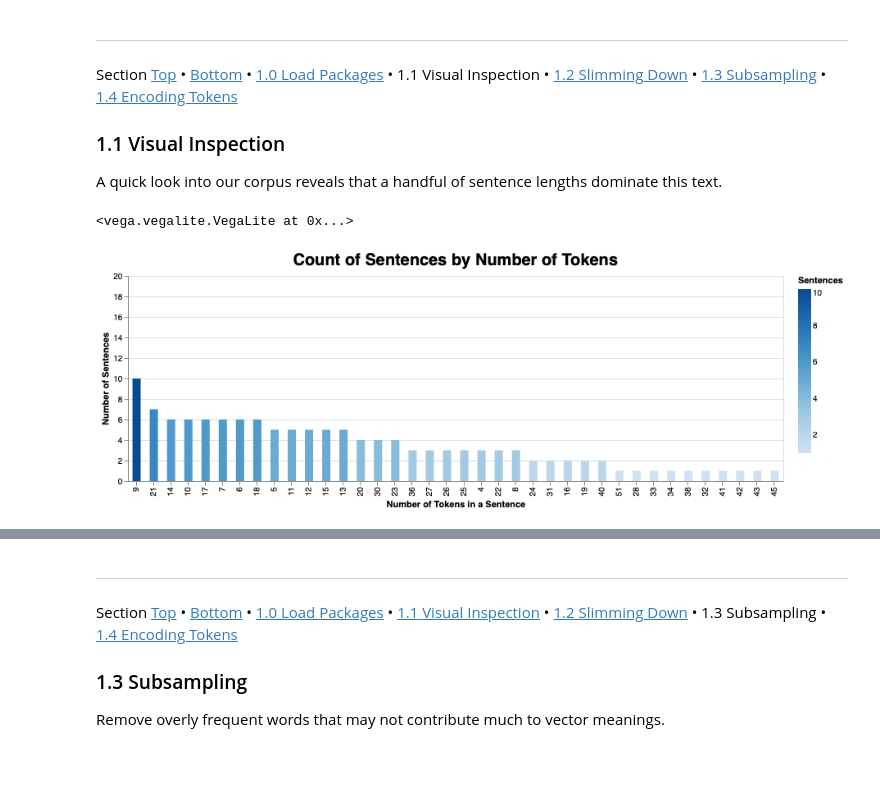
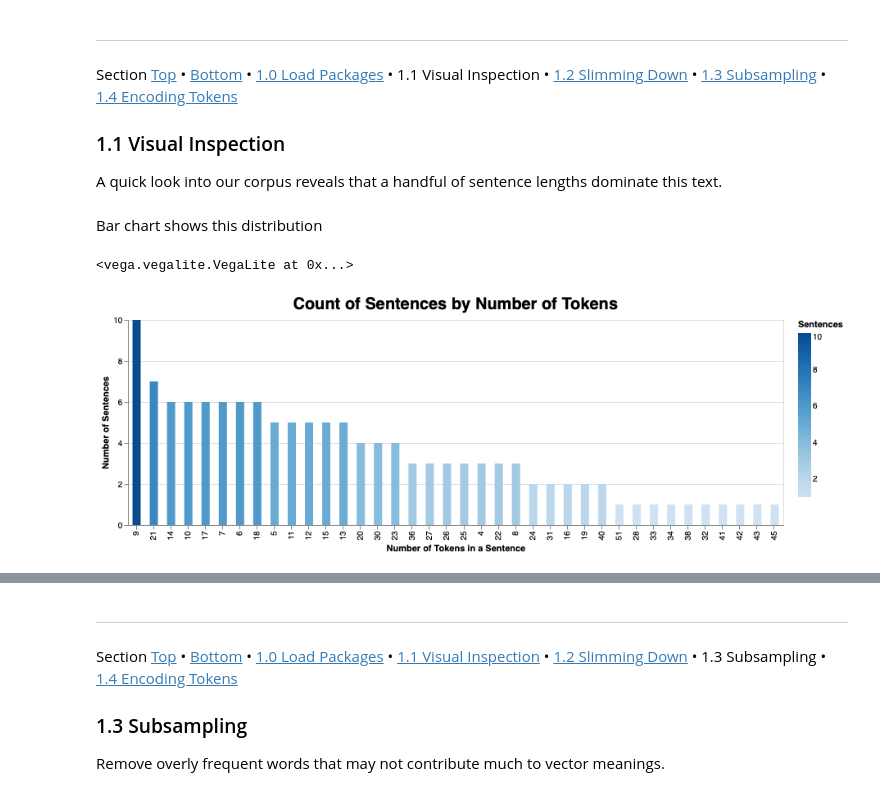
Before and after one commit to gabastil/nlp-study, a Jupyter notebook: word2vec/Word2Vec.ipynb, the cells around one changed output, grey strips where cells are left out. Saved outputs shown, nothing was run; the diff lists cells and outputs as text; code cells hidden in the pictures; blank space fills up the shorter version.

```diff
--- a/word2vec/Word2Vec.ipynb
+++ b/word2vec/Word2Vec.ipynb
@@ -83,28 +84,36 @@ VOCABR = dict(zip(INDEX, WORDS))  # Mappings from index-to-word
 ### <span class='phase-1'>1.1 Visual Inspection</span>
 
 A quick look into our corpus reveals that a handful of sentence lengths dominate this text.
+# %%
+lengths = [len(sent) for sent in sents]
+unique = pd.DataFrame(zip(lengths, sents), columns=['tokens', 'sents']).drop_duplicates('tokens')
+
+lengths = pd.DataFrame(lengths, columns=['tokens'])
+
+lengths = lengths['tokens'].value_counts()
+lengths = pd.DataFrame(lengths.reset_index())
+lengths.columns = ['tokens', 'length']
+
+lengths = lengths.merge(unique)
+
+lengths.sents = lengths.sents.str.join(' ')
+# %% [markdown]
+<p class='tip banner'>Bar chart shows this distribution</p>
 # %%
-lengths = [len(sent) for sent in sents]
-lengths = pd.DataFrame(lengths, columns=['tokens'])
-lengths = lengths['tokens'].value_counts()
-lengths = pd.DataFrame(lengths.reset_index())
-lengths.columns = ['tokens', 'length']
-
 # Visual look at the sentence lengths
 chart = alt.Chart(lengths, width=800, height=250).mark_bar(size=10)
 chart = chart.encode(x=alt.X('tokens:O',
                              title='Number of Tokens in a Sentence',
                              sort=alt.SortField(field='length', order='descending')),
                      y=alt.Y('length',
-                             title='Number of Sentences',
-                             scale=alt.Scale(domain=[0, 20])),
+                             title='Number of Sentences'),
                      color=alt.Color('length', title='Sentences'),
-                     tooltip='tokens')
+                     tooltip='sents')
 chart = chart.properties(title='Count of Sentences by Number of Tokens').configure_title(fontSize=20)
 chart.interactive()
 # %% [output]
 <vega.vegalite.VegaLite at 0x...>
-[figure, old version]
+[figure, new version]
 # %% [markdown]
 <a id='section-1-2'></a>
 
```
Also changed, not shown: parts of 14 cells of this notebook, 2 other files.
